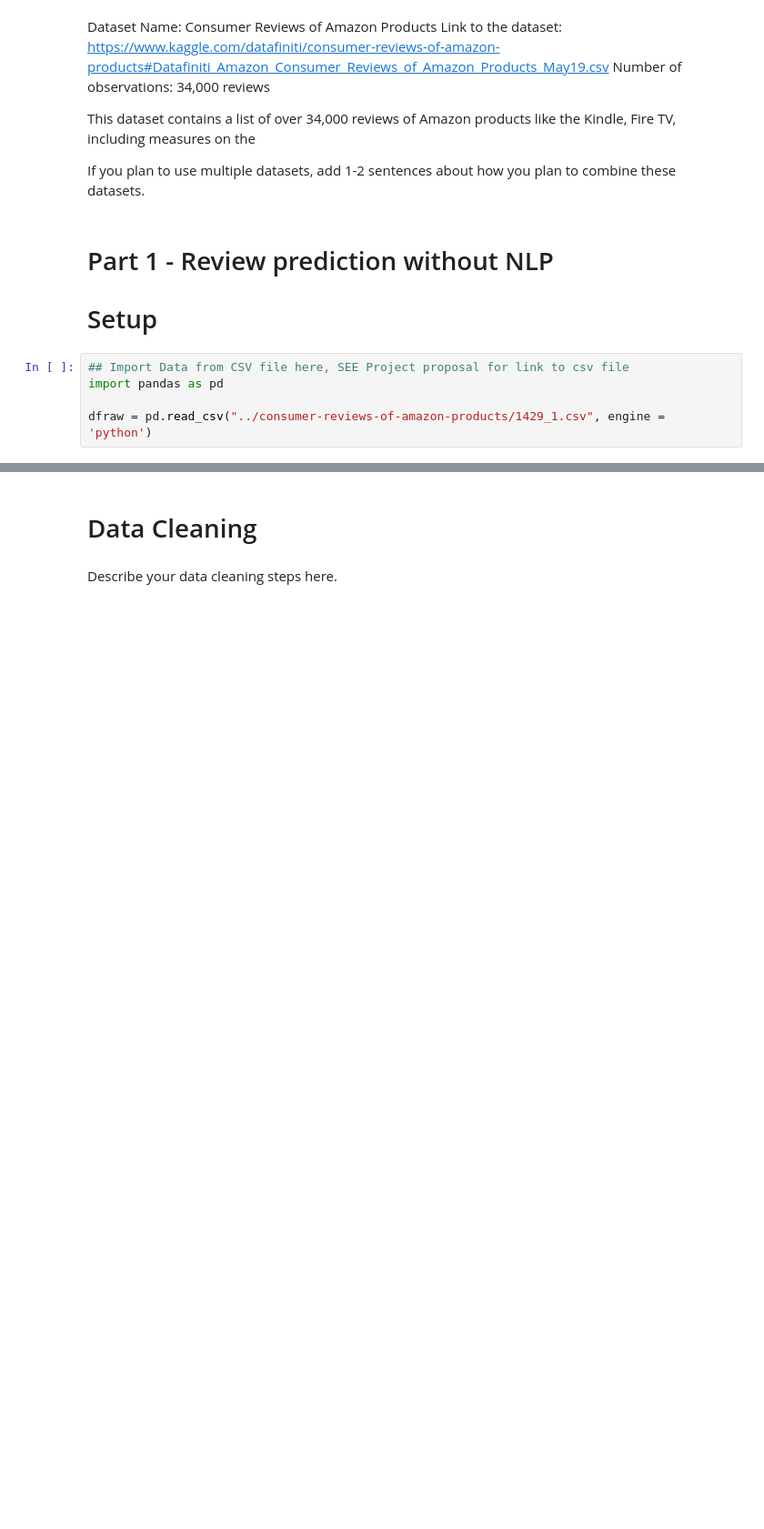
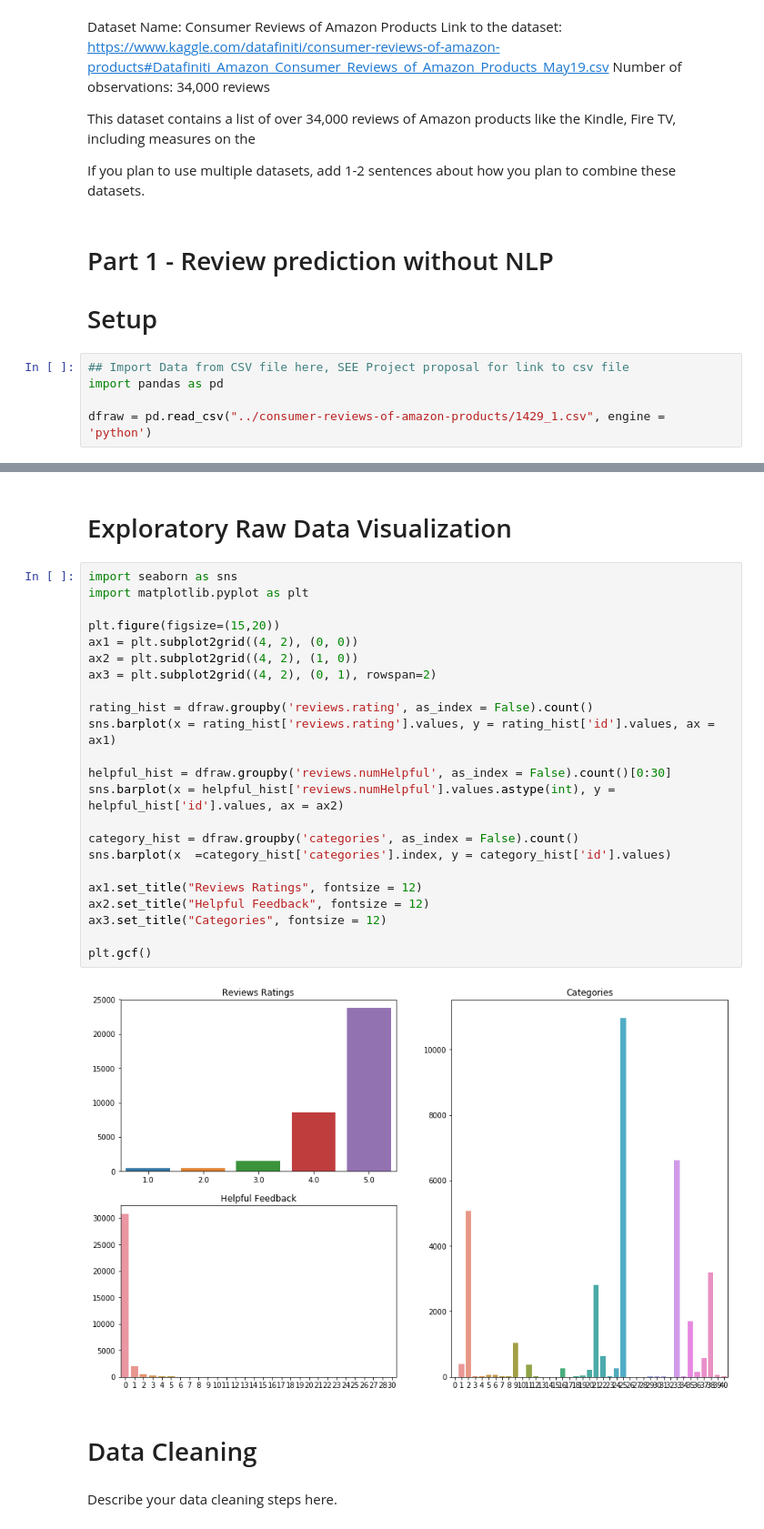
Before and after one commit to sssaiya/COGS108_Repo, a Jupyter notebook: Projects/FinalProject.ipynb, the cells around one changed output, grey strips where cells are left out. Shown at 91% size. Cells and saved outputs as stored; diff of their text form; blank space fills up the shorter version.

Commit message:
add graphs for dt vis

```diff
--- a/Projects/FinalProject.ipynb
+++ b/Projects/FinalProject.ipynb
@@ -57,3 +67,30 @@ dfraw = pd.read_csv("../consumer-reviews-of-amazon-products/1429_1.csv", engine
+# %% [markdown]
+# Exploratory Raw Data Visualization
+# %%
+import seaborn as sns
+import matplotlib.pyplot as plt
+
+plt.figure(figsize=(15,20))
+ax1 = plt.subplot2grid((4, 2), (0, 0))
+ax2 = plt.subplot2grid((4, 2), (1, 0))
+ax3 = plt.subplot2grid((4, 2), (0, 1), rowspan=2)
+
+rating_hist = dfraw.groupby('reviews.rating', as_index = False).count()
+sns.barplot(x = rating_hist['reviews.rating'].values, y = rating_hist['id'].values, ax = ax1)
+
+helpful_hist = dfraw.groupby('reviews.numHelpful', as_index = False).count()[0:30]
+sns.barplot(x = helpful_hist['reviews.numHelpful'].values.astype(int), y = helpful_hist['id'].values, ax = ax2)
+
+category_hist = dfraw.groupby('categories', as_index = False).count()
+sns.barplot(x  =category_hist['categories'].index, y = category_hist['id'].values)
+
+ax1.set_title("Reviews Ratings", fontsize = 12)
+ax2.set_title("Helpful Feedback", fontsize = 12)
+ax3.set_title("Categories", fontsize = 12)
+
+plt.gcf()
+# %% [output]
+[figure, added]
 # %% [markdown]
 # Data Cleaning
 # %% [markdown]
```
Also changed, not shown: parts of 1 cell of this notebook.
